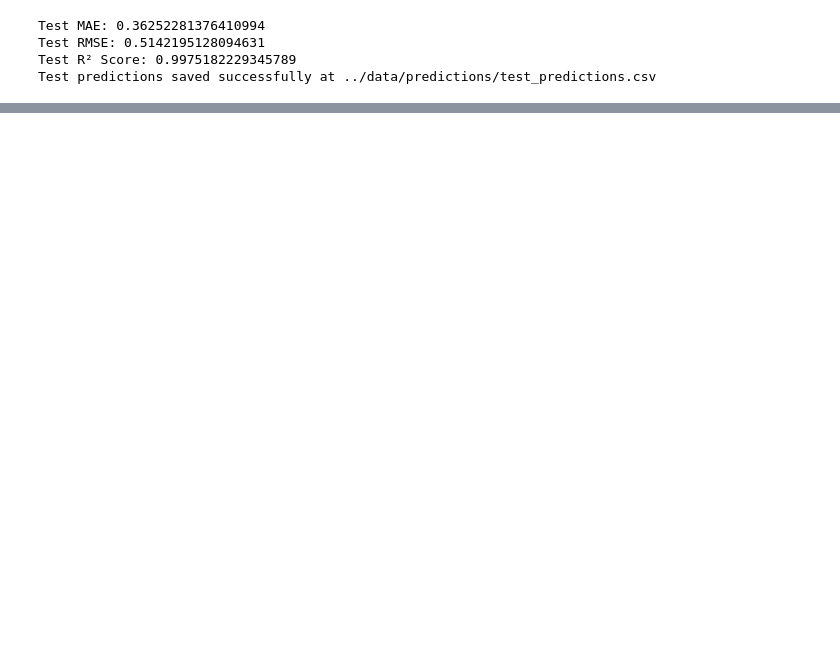
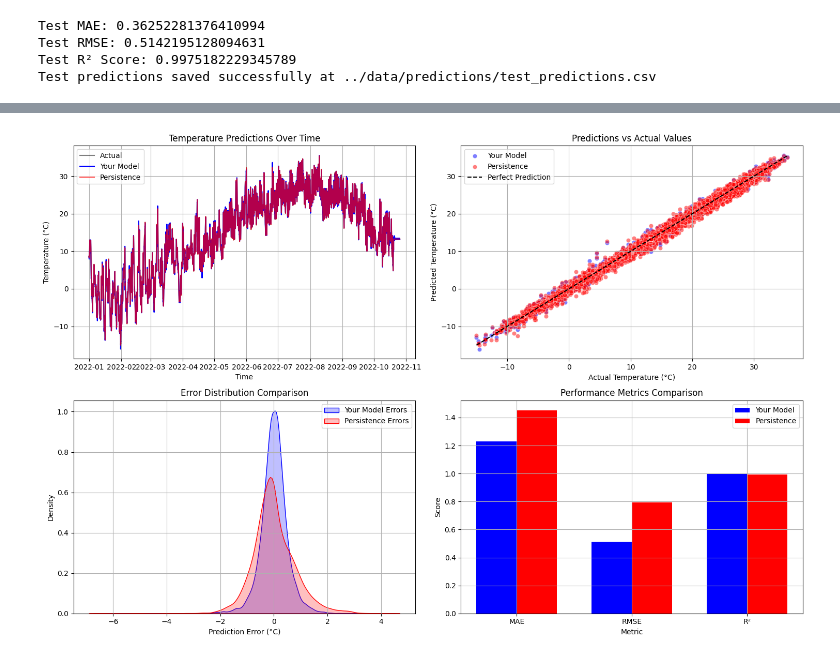
Before and after one commit to armen-meliksetyan/weather-forecast-ml, a Jupyter notebook: notebooks/Weather_Prediction_Project.ipynb, the cells around one changed output, grey strips where cells are left out. Saved outputs shown, nothing was run; the diff lists cells and outputs as text; code cells hidden in the pictures; blank space fills up the shorter version.

Commit message:
visualization added, readme fixed

```diff
--- a/notebooks/Weather_Prediction_Project.ipynb
+++ b/notebooks/Weather_Prediction_Project.ipynb
@@ -100,7 +100,8 @@ data['month_sin'] = np.sin(2 * np.pi * (data['time'].dt.month - 1) / 12)
 data['month_cos'] = np.cos(2 * np.pi * (data['time'].dt.month - 1) / 12)
 # %%
 # Create lagged features for temperature
-for i in range(1, 25):
+LAGS_NUM = 24
+for i in range(1, LAGS_NUM + 1):
     data[f'temp_lag_{i}'] = data['temperature_2m (°C)'].shift(i)
 
 data.dropna(inplace=True)
@@ -115,7 +116,7 @@ scaler = StandardScaler()
 
 numerical_features = ['precipitation (mm)', 'rain (mm)', 'cloudcover (%)',
                       'cloudcover_low (%)', 'cloudcover_mid (%)', 'cloudcover_high (%)',
-                      'windspeed_10m (km/h)', 'winddirection_10m (°)'] + [f'temp_lag_{i}' for i in range(1, 25)]
+                      'windspeed_10m (km/h)', 'winddirection_10m (°)'] + [f'temp_lag_{i}' for i in range(1, LAGS_NUM + 1)]
 
 data[numerical_features] = scaler.fit_transform(data[numerical_features])
 
@@ -238,0 +223,80 @@ Through our experimentation, we observed that:
+# %%
+from IPython.display import display, Markdown
+import matplotlib.pyplot as plt
+import seaborn as sns
+
+# Generate the Markdown table
+markdown_table = f"""
+### Model Performance Comparison
+
+| Metric       | Your Model   | Persistence  |
+|--------------|-------------|-------------|
+| `MAE`          | {test_mae:.2f}°C | {persistence_mae:.2f}°C |
+| `RMSE`         | {test_rmse:.2f}°C | {persistence_rmse:.2f}°C |
+| `R²`           | {test_r2:.2f} | {persistence_r2:.2f} |
+"""
+
+display(Markdown(markdown_table))
+
+plt.figure(figsize=(15, 10))
+
+# Time series comparison
+plt.subplot(2, 2, 1)
+plt.plot(test_data['time'], test_data['target'], label='Actual', color='black', alpha=0.5)
+plt.plot(test_data['time'], test_data['predicted_temperature'], label='Your Model', color='blue')
+plt.plot(test_data['time'], test_data['temperature_2m (°C)'], label='Persistence', color='red', alpha=0.7)
+plt.title('Temperature Predictions Over Time')
+plt.xlabel('Time')
+plt.ylabel('Temperature (°C)')
+plt.legend()
+plt.grid(True)
+
+# Scatter plot of predictions vs actual
+plt.subplot(2, 2, 2)
+sns.scatterplot(x=test_data['target'], y=test_data['predicted_temperature'],
+                label='Your Model', alpha=0.5, color='blue')
+sns.scatterplot(x=test_data['target'], y=test_data['temperature_2m (°C)'],
+                label='Persistence', alpha=0.5, color='red')
+plt.plot([min(test_data['target']), max(test_data['target'])],
+         [min(test_data['target']), max(test_data['target'])],
+         'k--', label='Perfect Prediction')
+plt.title('Predictions vs Actual Values')
+plt.xlabel('Actual Temperature (°C)')
+plt.ylabel('Predicted Temperature (°C)')
+plt.legend()
+plt.grid(True)
+
+# Error distribution
+plt.subplot(2, 2, 3)
+sns.kdeplot(test_data['target'] - test_data['predicted_temperature'],
+            label='Your Model Errors', color='blue', fill=True)
+sns.kdeplot(test_data['target'] - test_data['temperature_2m (°C)'],
+            label='Persistence Errors', color='red', fill=True)
+plt.title('Error Distribution Comparison')
+plt.xlabel('Prediction Error (°C)')
+plt.ylabel('Density')
+plt.legend()
+plt.grid(True)
+
+# Metrics comparison
+plt.subplot(2, 2, 4)
+metrics = ['MAE', 'RMSE', 'R²']
+your_model_scores = [test_mae, test_rmse, test_r2]
+persistence_scores = [persistence_mae, persistence_rmse, persistence_r2]
+
+x = np.arange(len(metrics))
+width = 0.35
+
+plt.bar(x - width/2, your_model_scores, width, label='Your Model', color='blue')
+plt.bar(x + width/2, persistence_scores, width, label='Persistence', color='red')
+
+plt.title('Performance Metrics Comparison')
+plt.xlabel('Metric')
+plt.ylabel('Score')
+plt.xticks(x, metrics)
+plt.legend()
+plt.grid(True)
+
+plt.tight_layout()
+plt.show()
+# %% [output]
@@ -238,0 +311 @@ Through our experimentation, we observed that:
+[figure, added]
```
Also changed, not shown: parts of 6 cells of this notebook, 4 other files.
